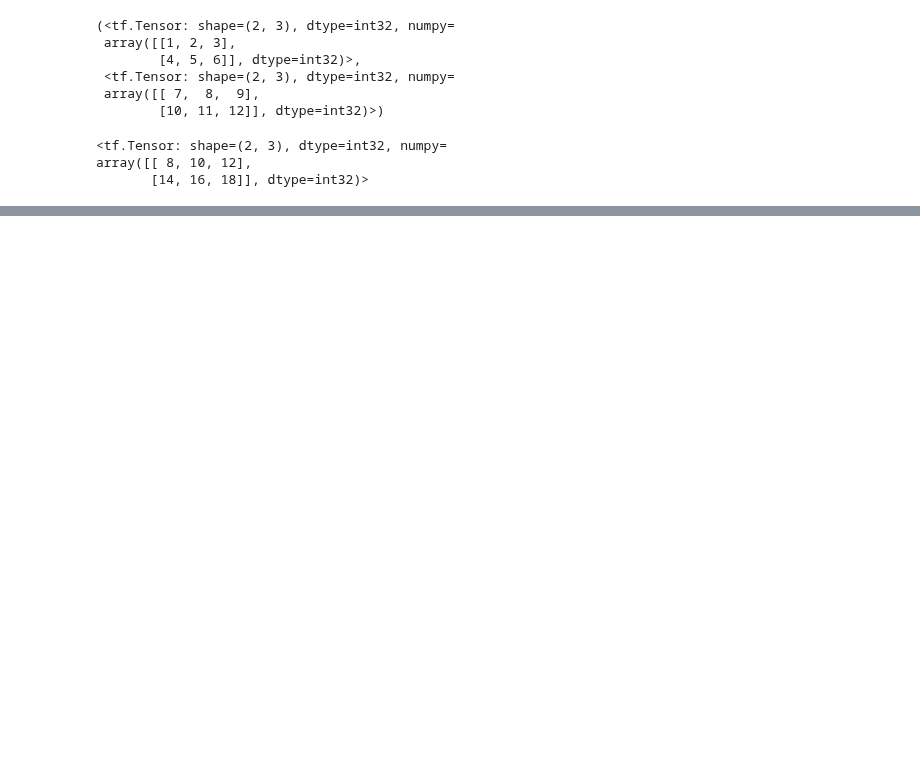
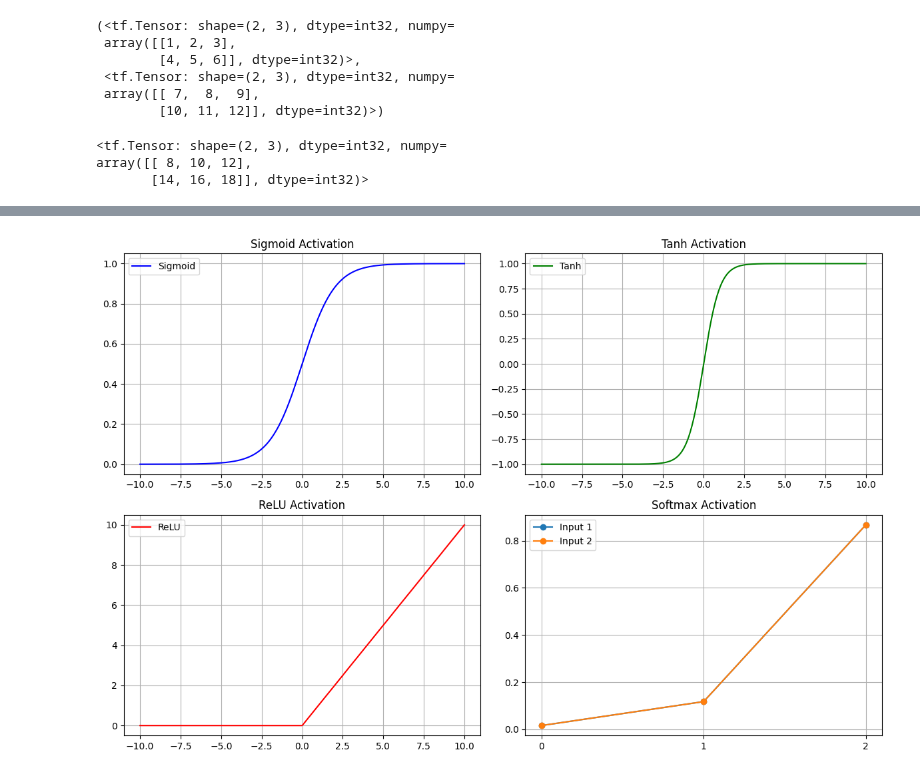
Before and after one commit to RDrahul123/My_Python-codes, a Jupyter notebook: Tensorflow_Files/Tensor.ipynb, the cells around one changed output, grey strips where cells are left out. Saved outputs shown, nothing was run; the diff lists cells and outputs as text; code cells hidden in the pictures; blank space fills up the shorter version.

```diff
--- a/Tensorflow_Files/Tensor.ipynb
+++ b/Tensorflow_Files/Tensor.ipynb
@@ -25,0 +231,8 @@ array([[ 8, 10, 12],
+# %%
+# ReLU
+def relu(x):
+    return tf.nn.relu(x)
+
+# Example
+x = tf.constant([-2.0, -1.0, 0.0, 1.0, 2.0])
+print("ReLU:", relu(x).numpy())
@@ -25,0 +241,8 @@ array([[ 8, 10, 12],
+# %%
+# Softmax
+def softmax(x):
+    return tf.nn.softmax(x)
+
+# Example
+x = tf.constant([2.0, 1.0, 0.1])
+print("Softmax:", softmax(x).numpy())
@@ -25,0 +251,65 @@ array([[ 8, 10, 12],
+# %%
+import tensorflow as tf
+import numpy as np
+import matplotlib.pyplot as plt
+
+# Activation functions
+def sigmoid(x):
+    return tf.nn.sigmoid(x)
+
+def tanh(x):
+    return tf.nn.tanh(x)
+
+def relu(x):
+    return tf.nn.relu(x)
+
+def softmax(x):
+    return tf.nn.softmax(x)
+
+# Input range
+x = tf.linspace(-10.0, 10.0, 400)   # values from -10 to 10
+x_softmax = tf.constant([[-2.0, 0.0, 2.0], [-1.0, 1.0, 3.0]])  # multiple vectors
+
+# Compute activations
+y_sigmoid = sigmoid(x)
+y_tanh = tanh(x)
+y_relu = relu(x)
+
+# Plotting
+plt.figure(figsize=(12, 8))
+
+# Sigmoid
+plt.subplot(2, 2, 1)
+plt.plot(x, y_sigmoid, label="Sigmoid", color="blue")
+plt.title("Sigmoid Activation")
+plt.grid(True)
+plt.legend()
+
+# Tanh
+plt.subplot(2, 2, 2)
+plt.plot(x, y_tanh, label="Tanh", color="green")
+plt.title("Tanh Activation")
+plt.grid(True)
+plt.legend()
+
+# ReLU
+plt.subplot(2, 2, 3)
+plt.plot(x, y_relu, label="ReLU", color="red")
+plt.title("ReLU Activation")
+plt.grid(True)
+plt.legend()
+
+# Softmax (special case: applied on vectors)
+plt.subplot(2, 2, 4)
+y_softmax = softmax(x_softmax).numpy()
+for i, vec in enumerate(y_softmax):
+    plt.plot(range(len(vec)), vec, marker="o", label=f"Input {i+1}")
+plt.title("Softmax Activation")
+plt.xticks([0, 1, 2])
+plt.grid(True)
+plt.legend()
+
+plt.tight_layout()
+plt.show()
+# %% [output]
+[figure, added]
```
Also changed, not shown: parts of 18 cells of this notebook, 3 other files.
